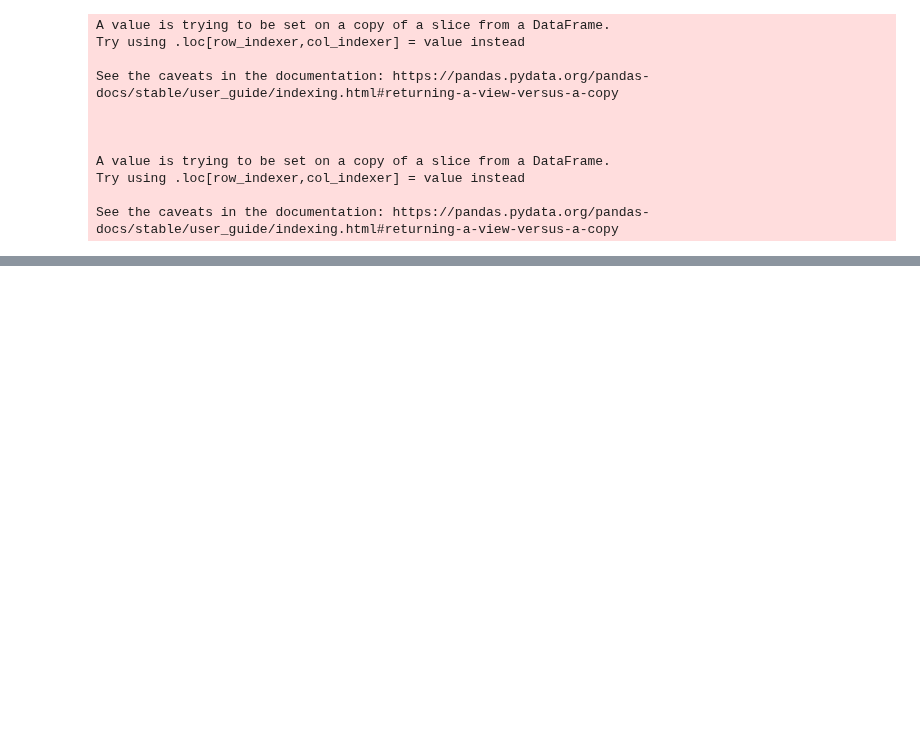
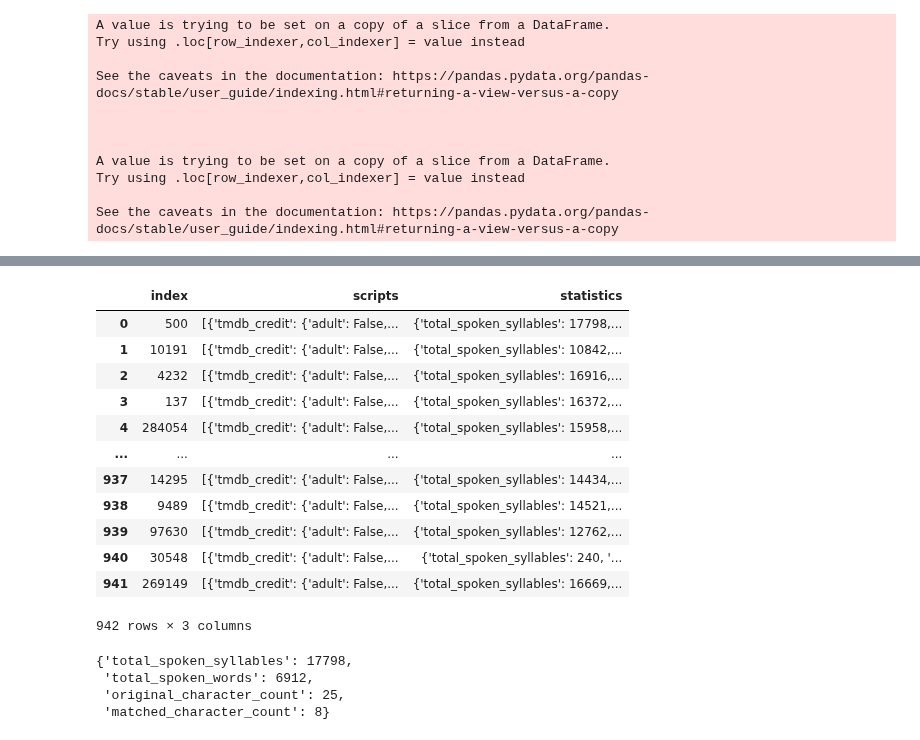
Before and after one commit to epfl-ada/ada-2023-project-cinemada, a Jupyter notebook: Preprocessing/fame.ipynb, the cells around one changed output, grey strips where cells are left out. Drawn from its saved outputs; the diff is of its cells as text; code cells hidden in the pictures; blank space fills up the shorter version.

```diff
--- a/Preprocessing/fame.ipynb
+++ b/Preprocessing/fame.ipynb
@@ -446,0 +637,16 @@ See the caveats in the documentation: https://pandas.pydata.org/pandas-docs/stab
+# %%
+import json
+import pandas as pd
+
+with open('../Data/tmdb_resources/plot_portion_dataset.json') as json_file:
+    json_data = json.load(json_file)
+
+plot_portion_df = pd.DataFrame.from_dict(json_data, orient='index')
+plot_portion_df.reset_index(inplace=True)
+display(plot_portion_df)
+
+plot_column_index = 3  # Change this to the actual index of your plot column
+row_index = 1  # Change this to the row index you want to display
+
+# Print the content of the specified row in the specified column
+print(pd.DataFrame.from_dict(plot_portion_df.iloc[row_index, plot_column_index], orient='index'))
@@ -446,0 +664,27 @@ See the caveats in the documentation: https://pandas.pydata.org/pandas-docs/stab
+# %%
+with open('../Data/tmdb_resources/tmdb_id2matched_scripts.json') as json_file:
+    json_data = json.load(json_file)
+
+tmdb_id2matched_scripts = pd.DataFrame.from_dict(json_data, orient='index')
+tmdb_id2matched_scripts.reset_index(inplace=True)
+display(tmdb_id2matched_scripts)
+
+tmdb_id2matched_scripts['statistics'][0]
+# %% [output]
+|  | index | scripts | statistics |
+| 0 | 500 | [{'tmdb_credit': {'adult': False,... | {'total_spoken_syllables': 17798,... |
+| 1 | 10191 | [{'tmdb_credit': {'adult': False,... | {'total_spoken_syllables': 10842,... |
+| 2 | 4232 | [{'tmdb_credit': {'adult': False,... | {'total_spoken_syllables': 16916,... |
+| 3 | 137 | [{'tmdb_credit': {'adult': False,... | {'total_spoken_syllables': 16372,... |
+| 4 | 284054 | [{'tmdb_credit': {'adult': False,... | {'total_spoken_syllables': 15958,... |
+| ... | ... | ... | ... |
+| 937 | 14295 | [{'tmdb_credit': {'adult': False,... | {'total_spoken_syllables': 14434,... |
+| 938 | 9489 | [{'tmdb_credit': {'adult': False,... | {'total_spoken_syllables': 14521,... |
+| 939 | 97630 | [{'tmdb_credit': {'adult': False,... | {'total_spoken_syllables': 12762,... |
+| 940 | 30548 | [{'tmdb_credit': {'adult': False,... | {'total_spoken_syllables': 240, '... |
+| 941 | 269149 | [{'tmdb_credit': {'adult': False,... | {'total_spoken_syllables': 16669,... |
+942 rows × 3 columns
+{'total_spoken_syllables': 17798,
+ 'total_spoken_words': 6912,
+ 'original_character_count': 25,
+ 'matched_character_count': 8}
```
Also changed, not shown: parts of 10 cells of this notebook, 1 other file.
